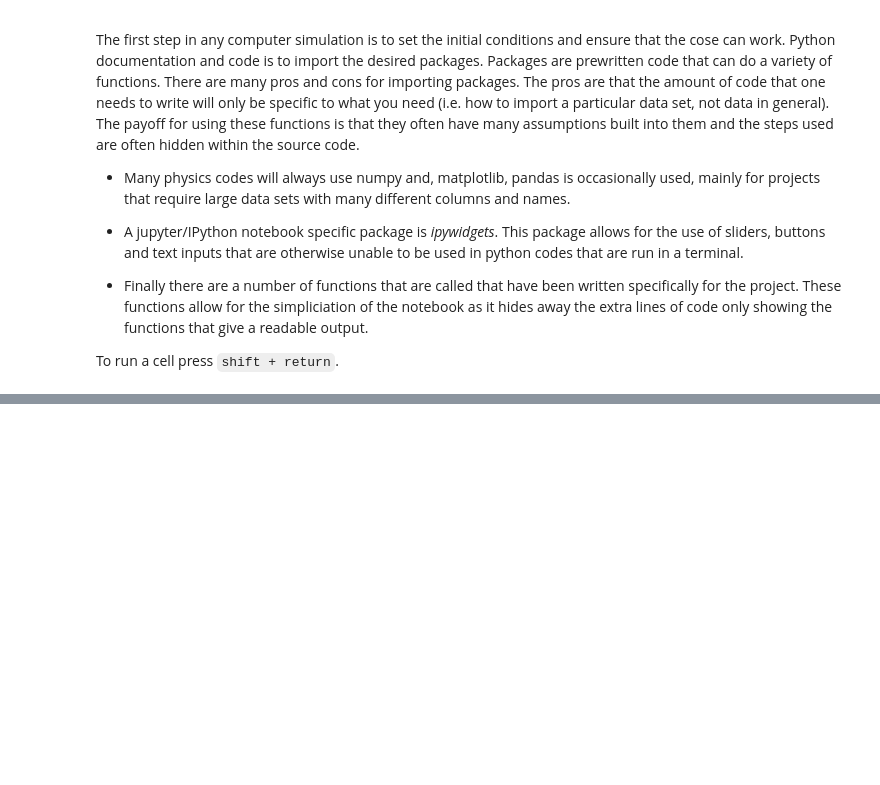
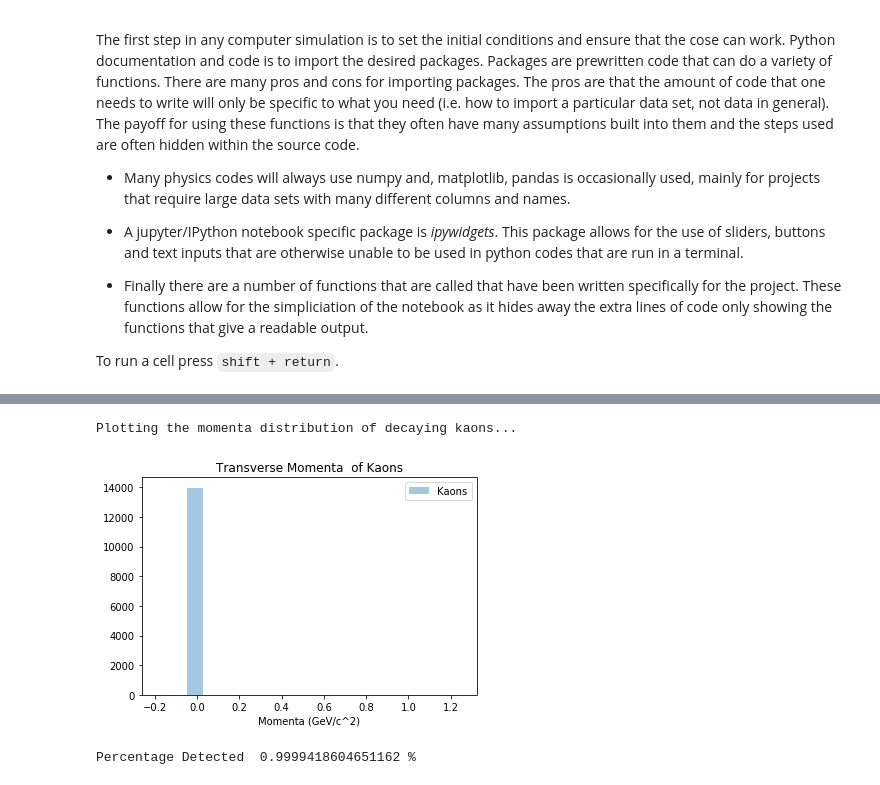
Before and after one commit to KylaAdams5/NeutrinoMass, a Jupyter notebook: NeutrinoMass.ipynb, the cells around one changed output, grey strips where cells are left out. Drawn from its saved outputs; the diff is of its cells as text; code cells hidden in the pictures; blank space fills up the shorter version.

```diff
--- a/NeutrinoMass.ipynb
+++ b/NeutrinoMass.ipynb
@@ -121,2 +138,5 @@ momenta.plothist(lMomenta, pion=True, kaon=True, Title = 'Longitudinal Momenta '
 # %%
-momenta.plothist(tMomenta, pion=True, kaon=True, Title = 'Transverse Momenta ')
+momenta.plothist(tMomenta, pion=False, kaon=True, Title = 'Transverse Momenta ')
+# %% [output]
+Plotting the momenta distribution of decaying kaons...
+[figure, added]
@@ -128,0 +143,4 @@ np.sin(0.004)
+# %%
+momenta.percentagedetect(pion = True, kaon = False)
+# %% [output]
+Percentage Detected  0.9999418604651162 %
```
Also changed, not shown: parts of 39 cells of this notebook, 9 other files.
